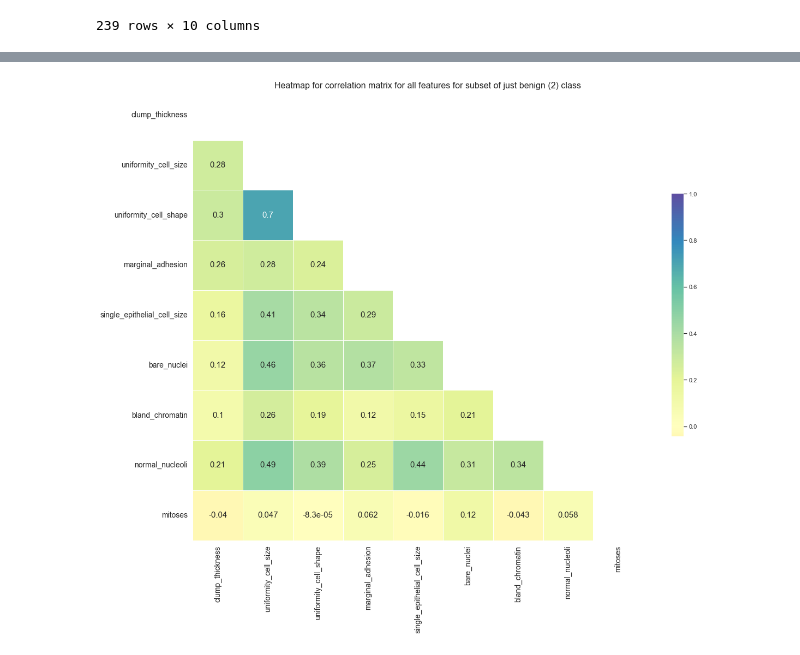
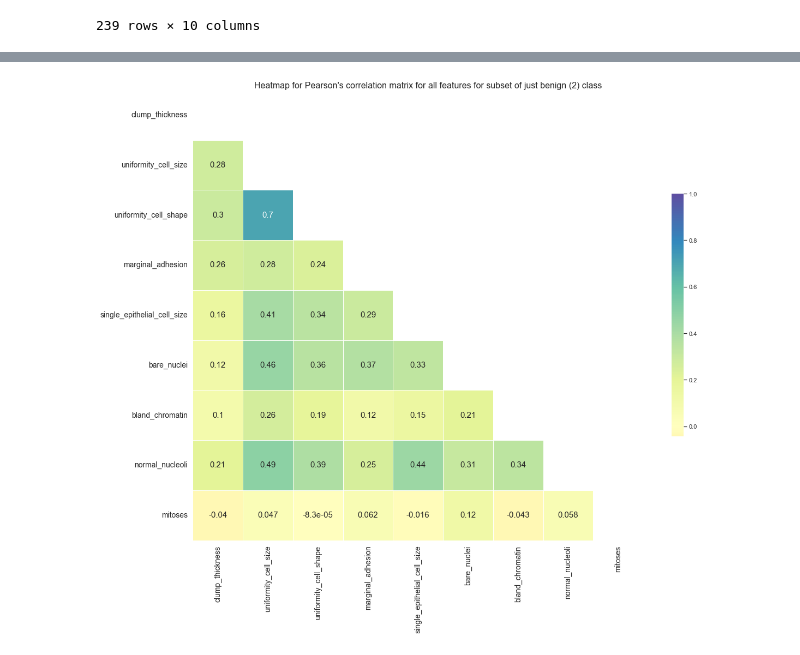
Before and after one commit to rromang/breast_cancer_classification, a Jupyter notebook: notebooks/analysis.ipynb, the cells around one changed output, grey strips where cells are left out. Cells and saved outputs as stored; diff of their text form; code cells hidden in the pictures.

```diff
--- a/notebooks/analysis.ipynb
+++ b/notebooks/analysis.ipynb
@@ -139,0 +127,5 @@ corr_df_ben
+# %%
+corr_df_ben_pearson = df_ben.drop(columns=['class'])
+corr_df_ben_pearson = corr_df_ben_pearson.corr(method='pearson')
+corr_df_ben_pearson = corr_df_ben_pearson.dropna()
+corr_df_ben_pearson
@@ -140,19 +143,19 @@ corr_df_ben
 # %%
 # #create heatmap correlation matrix
 
 # Generate a mask for the upper triangle
-mask = np.triu(np.ones_like(corr_df_ben, dtype=bool))
+mask = np.triu(np.ones_like(corr_df_ben_pearson, dtype=bool))
 
 fig = plt.figure(figsize=[17,15])
 cmap=sns.color_palette("Spectral", as_cmap=True)
-sns.heatmap(corr_df_ben, mask=mask, cmap=cmap, vmax=1, center=0,
+sns.heatmap(corr_df_ben_pearson, mask=mask, cmap=cmap, vmax=1, center=0,
             square=True, linewidths=.5, cbar_kws={"shrink": .5}, annot=True, annot_kws={"size": 15})
-fig.suptitle("Heatmap for correlation matrix for all features for subset of just benign (2) class", y=0.95, fontsize=16)
+fig.suptitle("Heatmap for Pearson's correlation matrix for all features for subset of just benign (2) class", y=0.95, fontsize=16)
 plt.yticks(fontsize=14, rotation=0)
 plt.xticks(fontsize=14)
 
 plt.tight_layout()
-# fig.savefig('../images/exploratory_analysis/heatmap_counts_plots.png', bbox_inches='tight',dpi=600)
+fig.savefig('../images/exploratory_analysis/heatmap_corr_ben_plots.png', bbox_inches='tight',dpi=600)
 plt.show()
 # %% [output]
-[figure, old version]
+[figure, new version]
```
Also changed, not shown: parts of 24 cells of this notebook, 5 other files.
